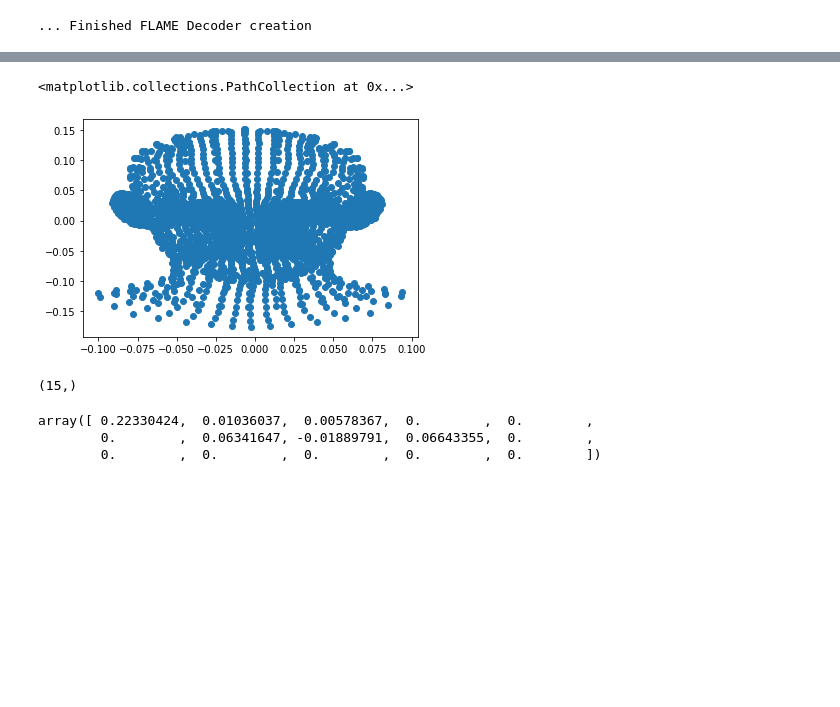
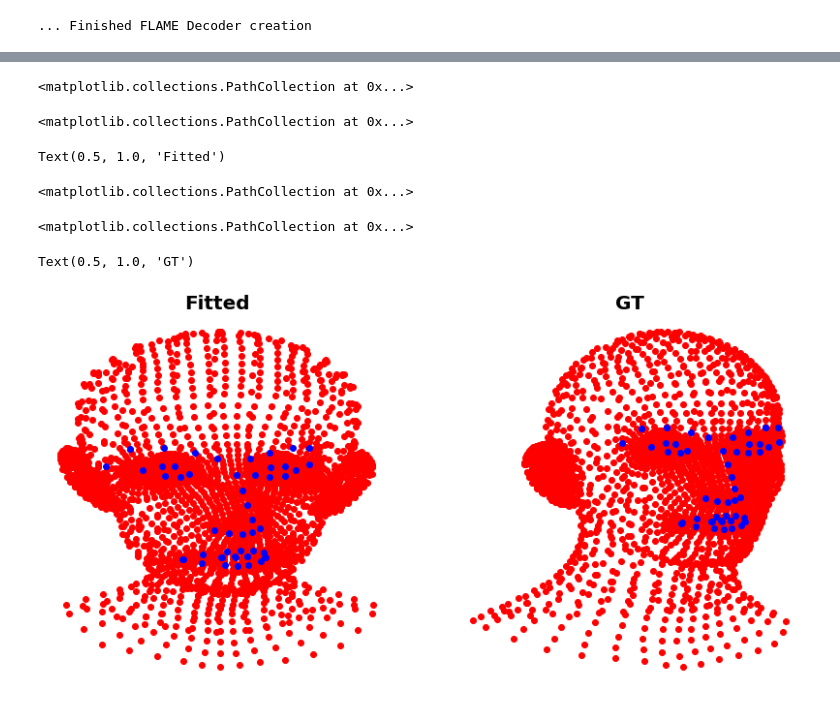
Before and after one commit to david1309/SynergyNet_bonseyes, a Jupyter notebook: scratchpad.ipynb, the cells around one changed output, grey strips where cells are left out. Saved outputs shown, nothing was run; the diff lists cells and outputs as text; code cells hidden in the pictures; blank space fills up the shorter version.

```diff
--- a/scratchpad.ipynb
+++ b/scratchpad.ipynb
@@ -182,15 +253,0 @@ dict_keys(['trans', 'pose', 'shape', 'expr', 'betas'])
-# %%
-import matplotlib.pyplot as plt
-plt.scatter(mesh_v[:,0], mesh_v[:,1])
-# %% [output]
-<matplotlib.collections.PathCollection at 0x...>
-[figure, removed]
-# %%
-pose = parms["pose"]
-pose.shape
-pose
-# %% [output]
-(15,)
-array([ 0.22330424,  0.01036037,  0.00578367,  0.        ,  0.        ,
-        0.        ,  0.06341647, -0.01889791,  0.06643355,  0.        ,
-        0.        ,  0.        ,  0.        ,  0.        ,  0.        ])
@@ -196,0 +257,29 @@ array([ 0.22330424,  0.01036037,  0.00578367,  0.        ,  0.        ,
+# %%
+fig_s = 7
+n_rows, n_cols = 1, 2
+fit, ax = plt.subplots(n_rows, n_cols, figsize=(fig_s*n_cols, fig_s))
+_ = [a.set_axis_off() for a in ax]
+
+# ax[0].scatter(mesh_v_scaled_proj[:,0], -mesh_v_scaled_proj[:,1], color="red")
+# ax[0].scatter(lms_proj[:,0], -lms_proj[:,1], color="blue")
+# ax[0].set_title("Fitted", fontdict={'fontsize': 20, 'fontweight': 'bold'})
+
+# ax[1].scatter(vertices_proj[:,0], -vertices_proj[:,1], color="red")
+# ax[1].scatter(lms_proj[:,0], -lms_proj[:,1], color="blue")
+# ax[1].set_title("GT", fontdict={'fontsize': 20, 'fontweight': 'bold'})
+
+ax[0].scatter(mesh_v_scaled_crop[:,0], -mesh_v_scaled_crop[:,1], color="red")
+ax[0].scatter(lms_crop[:,0], -lms_crop[:,1], color="blue")
+ax[0].set_title("Fitted", fontdict={'fontsize': 20, 'fontweight': 'bold'})
+
+ax[1].scatter(vertices_crop[:,0], -vertices_crop[:,1], color="red")
+ax[1].scatter(lms_crop[:,0], -lms_crop[:,1], color="blue")
+ax[1].set_title("GT", fontdict={'fontsize': 20, 'fontweight': 'bold'})
+# %% [output]
+<matplotlib.collections.PathCollection at 0x...>
+<matplotlib.collections.PathCollection at 0x...>
+Text(0.5, 1.0, 'Fitted')
+<matplotlib.collections.PathCollection at 0x...>
+<matplotlib.collections.PathCollection at 0x...>
+Text(0.5, 1.0, 'GT')
+[figure, added]
```
Also changed, not shown: parts of 22 cells of this notebook.
